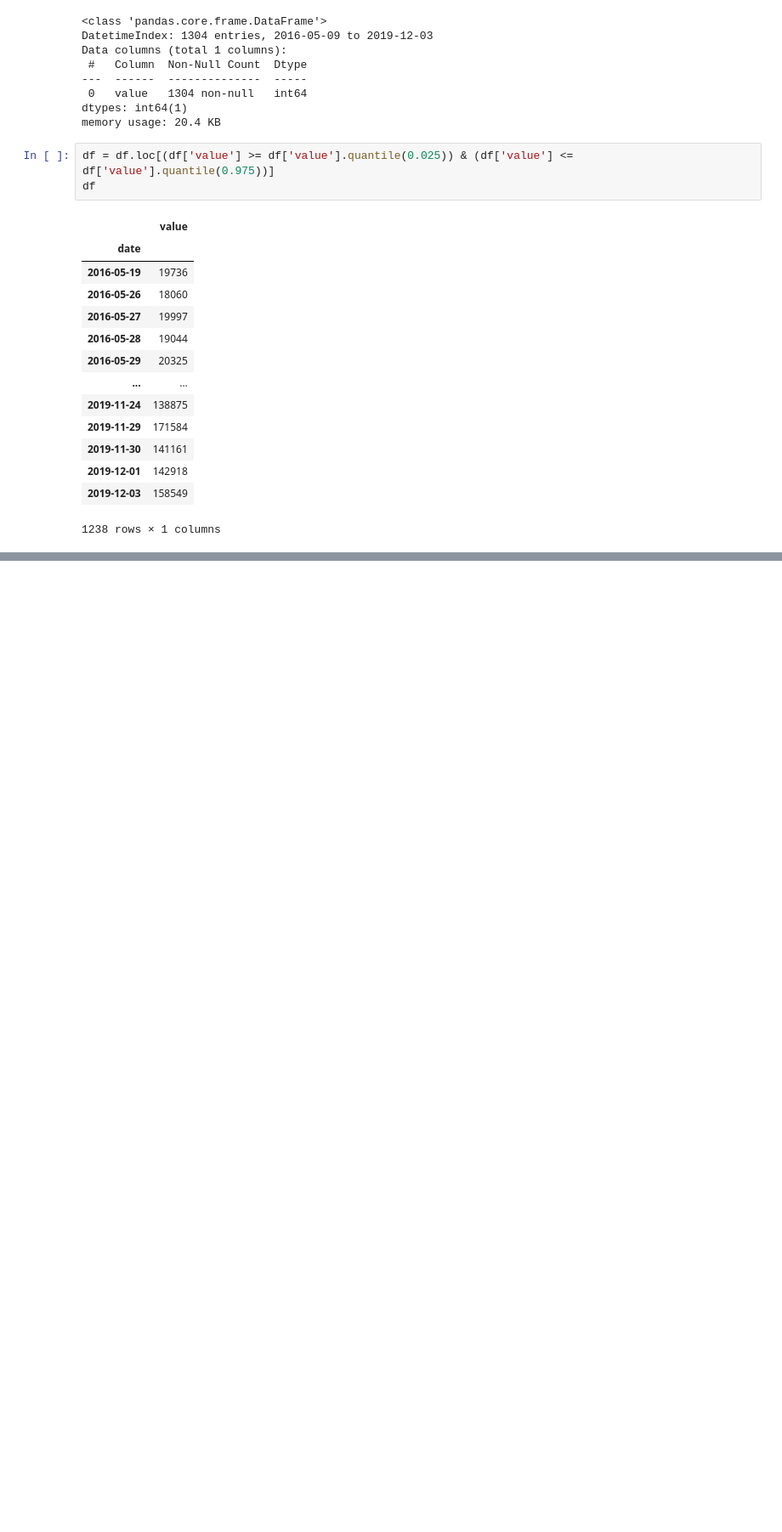
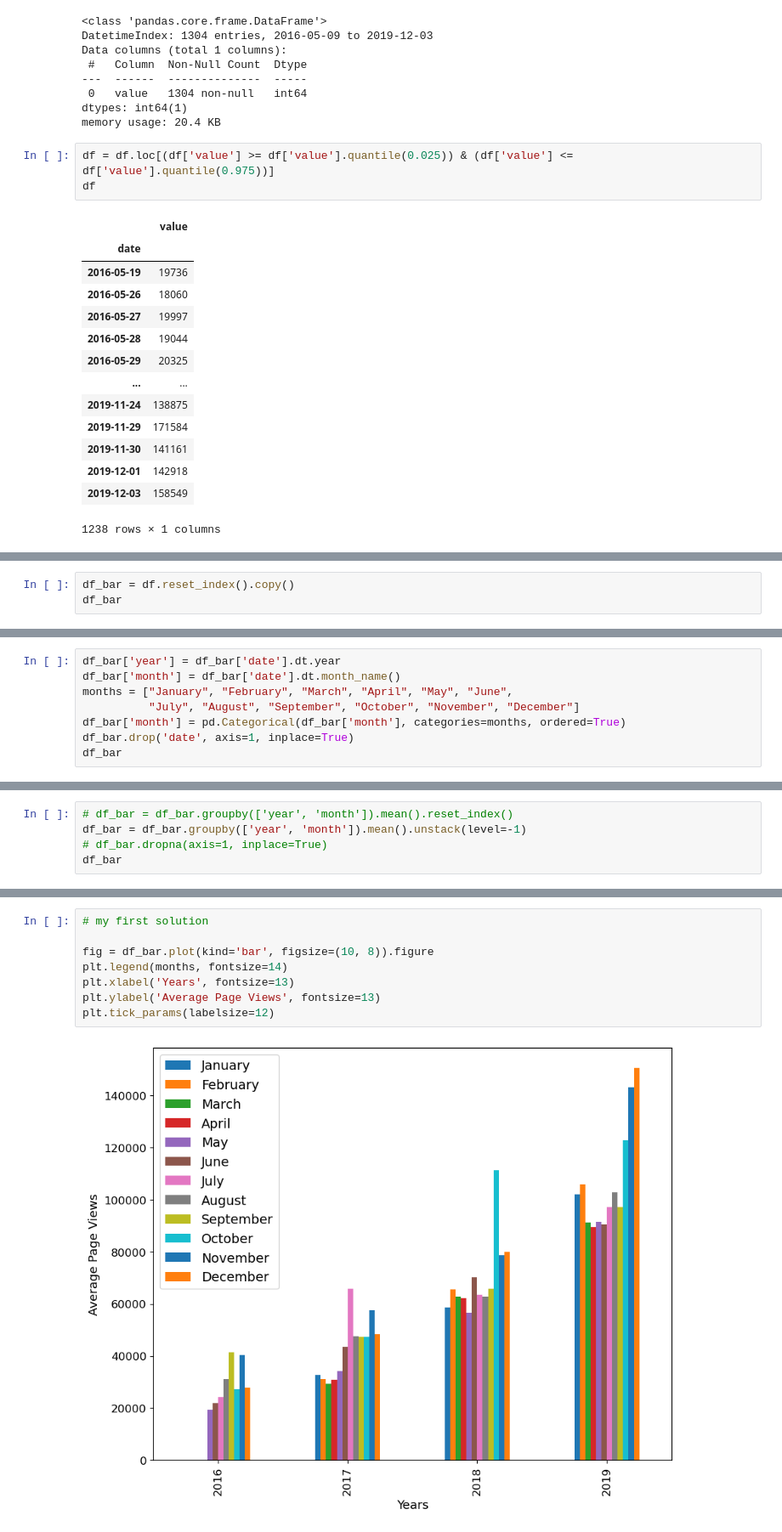
Before and after one commit to MrSz-84/Freecodecamp_data_science, a Jupyter notebook: Final_projects/final_time_series_visualizer/time_series_visualizer.ipynb, the cells around one changed output, grey strips where cells are left out. Shown: that part at 85% size. Drawn from its saved outputs; the diff is of its cells as text; blank space fills up the shorter version.

```diff
--- a/Final_projects/final_time_series_visualizer/time_series_visualizer.ipynb
+++ b/Final_projects/final_time_series_visualizer/time_series_visualizer.ipynb
@@ -67,2 +67,4 @@ axs.plot(df, color='red', linewidth=2)
 # %%
+df_bar = df.reset_index().copy()
+df_bar
 # %% [output]
@@ -69,0 +84,8 @@ Object `ax.xaxix` not found.
+# %%
+df_bar['year'] = df_bar['date'].dt.year
+df_bar['month'] = df_bar['date'].dt.month_name()
+months = ["January", "February", "March", "April", "May", "June",
+          "July", "August", "September", "October", "November", "December"]
+df_bar['month'] = pd.Categorical(df_bar['month'], categories=months, ordered=True)
+df_bar.drop('date', axis=1, inplace=True)
+df_bar
@@ -69,0 +106,5 @@ Object `ax.xaxix` not found.
+# %%
+# df_bar = df_bar.groupby(['year', 'month']).mean().reset_index()
+df_bar = df_bar.groupby(['year', 'month']).mean().unstack(level=-1)
+# df_bar.dropna(axis=1, inplace=True)
+df_bar
@@ -69,0 +119,10 @@ Object `ax.xaxix` not found.
+# %%
+# my first solution
+
+fig = df_bar.plot(kind='bar', figsize=(10, 8)).figure
+plt.legend(months, fontsize=14)
+plt.xlabel('Years', fontsize=13)
+plt.ylabel('Average Page Views', fontsize=13)
+plt.tick_params(labelsize=12)
+# %% [output]
+[figure, added]
```
Also changed, not shown: parts of 5 cells of this notebook, 4 other files.
